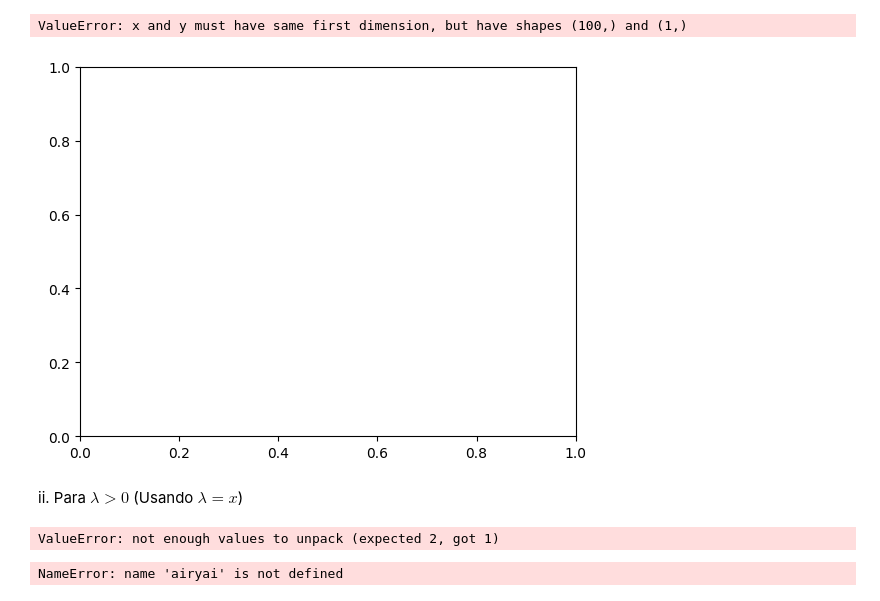
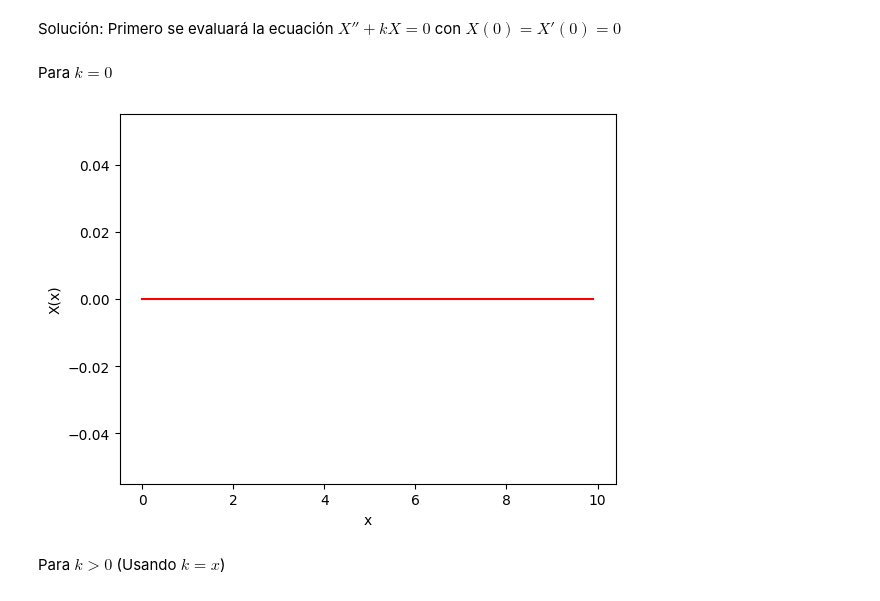
Before and after one commit to Mauricio-Fragoso-Mendoza/Ecuaciones-Diferenciales-Parciales-I, a Jupyter notebook: Ejercicios_de_EDO_con_Sympy.ipynb, the cells around one changed output. Cells and saved outputs as stored; diff of their text form; code cells hidden in the pictures.

```diff
--- a/Ejercicios_de_EDO_con_Sympy.ipynb
+++ b/Ejercicios_de_EDO_con_Sympy.ipynb
@@ -32,11 +9,33 @@ yy1 = func1(xx)
-# %%
-plt.plot(xx, yy1, 'x')
-plt.xlabel('x')
-plt.ylabel('X(x)')
-plt.title('lambda = 0')
-plt.show()
-# %% [output]
-ValueError: x and y must have same first dimension, but have shapes (100,) and (1,)
-[figure, removed]
+# %% [markdown]
+Solución: Primero se evaluará la ecuación $X''+kX=0$ con $X(0)=X'(0)=0$
+# %% [markdown]
+Para $k=0$
+# %%
+from sympy import *
+import sympy as sp
+import numpy as np
+import matplotlib as mpl
+import matplotlib.pyplot as plt
+
+x=sp.symbols('x')
+X=sp.Function('X')
+ode11=sp.Eq(sp.Derivative(X(x),x,x),0)
+
+sol11 = sp.dsolve(ode11,X(x))
+
+const=sp.solve([sol11.rhs.subs(x,0)-0, sol11.rhs.diff(x,1).subs(x,0)-0])
+C11, C21 = sp.symbols('C11,C21')
+sol11=sol11.subs(const)
+
+func1 = sp.lambdify(x,sol11.rhs,'numpy')
+xx = np.arange(0,10,.1)
+yy11 = func1(xx) * np.ones_like(xx)
+
+plt.plot(xx,yy11,'r')
+plt.xlabel('x')
+plt.ylabel('X(x)')
+plt.show()
+# %% [output]
+[figure, added]
 # %% [markdown]
-ii. Para $\lambda > 0$ (Usando $\lambda = x$)
+Para $k > 0$ (Usando $k = x$)
@@ -48,12 +41,0 @@ sol2 = dsolve(ode2, X(x))
-# %%
-const=sp.solve([sol2.rhs.subs(t,0)-0, sol2.rhs.diff(t,1).subs(t,0)-0],{C1,C2})
-C1, C2 = sp.symbols('C1,C2')
-sol2=sol2.subs(C1: const)
-# %% [output]
-ValueError: not enough values to unpack (expected 2, got 1)
-# %%
-func2 = sp.lambdify(x,sol2.rhs,'numpy')
-xx = np.arange(0,10,.1)
-yy2 = func2(xx)
-# %% [output]
-NameError: name 'airyai' is not defined
```
Also changed, not shown: parts of 21 cells of this notebook.
